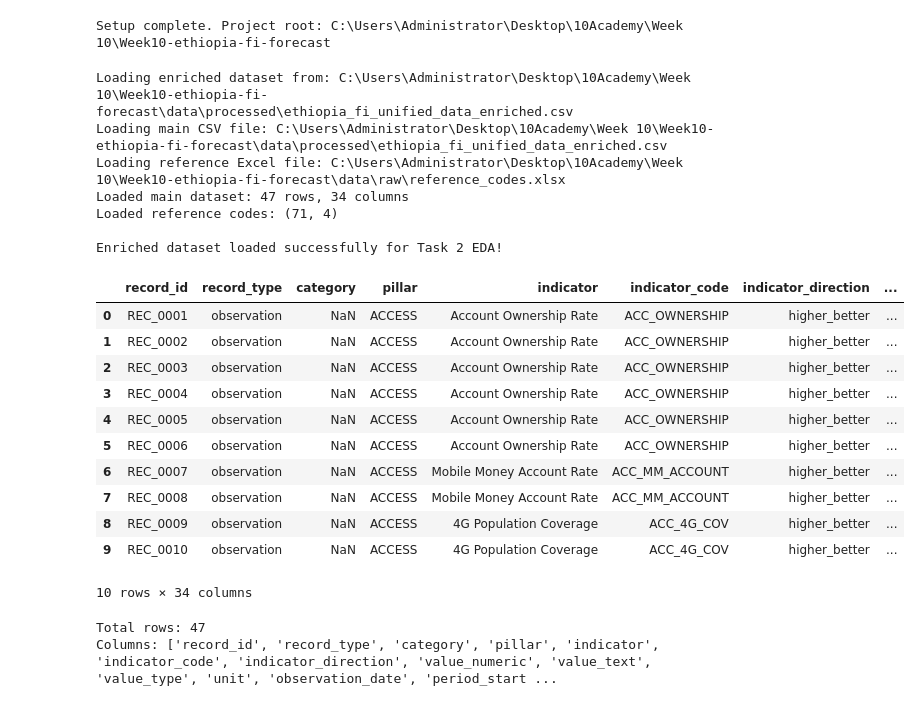
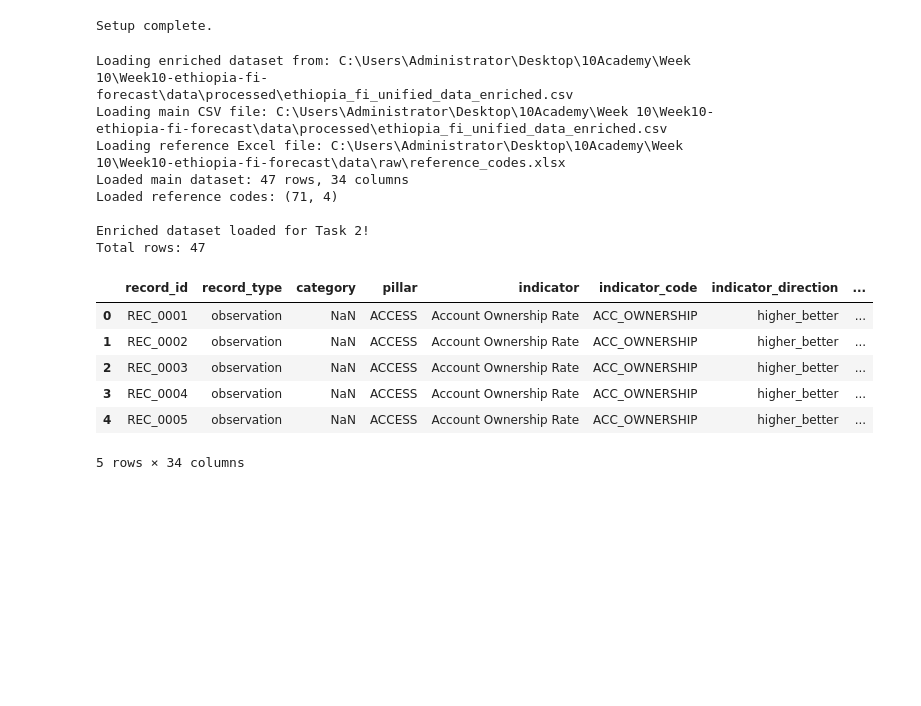
Before and after one commit to gashawbekele06/Week10-ethiopia-fi-forecast, a Jupyter notebook: notebooks/task2_eda.ipynb, the cells around one changed output. Saved outputs shown, nothing was run; the diff lists cells and outputs as text; code cells hidden in the pictures; blank space fills up the shorter version.

Commit message:
task 2 updated

```diff
--- a/notebooks/task2_eda.ipynb
+++ b/notebooks/task2_eda.ipynb
@@ -1,8 +21,5 @@
 # %%
-# notebooks/task2_eda.ipynb
-# Task 2: Exploratory Data Analysis
-
-# Cell 1: Setup and Imports
+# Cell 2: Setup and Imports
 import sys
 import os
 from pathlib import Path
@@ -10,7 +27,7 @@ from pathlib import Path
 # Define project root (absolute path for reliability)
 project_root = Path(r"C:\Users\Administrator\Desktop\10Academy\Week 10\Week10-ethiopia-fi-forecast")
 
-# Add project root to path for src import
+# Add project root to path
 sys.path.insert(0, str(project_root))
 
 from src.data_loader import EthiopiaFIData
@@ -20,42 +37,35 @@ import seaborn as sns
 import plotly.express as px
 import plotly.graph_objects as go
 
-print("Setup complete. Project root:", project_root)
+print("Setup complete.")
 # %% [output]
-Setup complete. Project root: C:\Users\Administrator\Desktop\10Academy\Week 10\Week10-ethiopia-fi-forecast
+Setup complete.
 # %%
-# Cell 2: Load Enriched Dataset from data/processed/ (Absolute Path)
+# Cell 3: Load Enriched Dataset from data/processed/
 enriched_path = project_root / "data" / "processed" / "ethiopia_fi_unified_data_enriched.csv"
-ref_path = project_root / "data" / "raw" / "reference_codes.xlsx"  # Reference remains in raw
+ref_path = project_root / "data" / "raw" / "reference_codes.xlsx"
 
 print(f"Loading enriched dataset from: {enriched_path}")
 
 data = EthiopiaFIData(main_path=str(enriched_path), ref_path=str(ref_path))
 
-print("\nEnriched dataset loaded successfully for Task 2 EDA!")
-display(data.df.head(10))
+print("\nEnriched dataset loaded for Task 2!")
 print(f"Total rows: {data.df.shape[0]}")
-print(f"Columns: {list(data.df.columns)}")
+display(data.df.head())
 # %% [output]
 Loading enriched dataset from: C:\Users\Administrator\Desktop\10Academy\Week 10\Week10-ethiopia-fi-forecast\data\processed\ethiopia_fi_unified_data_enriched.csv
 Loading main CSV file: C:\Users\Administrator\Desktop\10Academy\Week 10\Week10-ethiopia-fi-forecast\data\processed\ethiopia_fi_unified_data_enriched.csv
 Loading reference Excel file: C:\Users\Administrator\Desktop\10Academy\Week 10\Week10-ethiopia-fi-forecast\data\raw\reference_codes.xlsx
 Loaded main dataset: 47 rows, 34 columns
 Loaded reference codes: (71, 4)
 
-Enriched dataset loaded successfully for Task 2 EDA!
+Enriched dataset loaded for Task 2!
+Total rows: 47
 |  | record_id | record_type | category | pillar | indicator | indicator_code | indicator_direction | ... |
 | 0 | REC_0001 | observation | NaN | ACCESS | Account Ownership Rate | ACC_OWNERSHIP | higher_better | ... |
 | 1 | REC_0002 | observation | NaN | ACCESS | Account Ownership Rate | ACC_OWNERSHIP | higher_better | ... |
 | 2 | REC_0003 | observation | NaN | ACCESS | Account Ownership Rate | ACC_OWNERSHIP | higher_better | ... |
 | 3 | REC_0004 | observation | NaN | ACCESS | Account Ownership Rate | ACC_OWNERSHIP | higher_better | ... |
 | 4 | REC_0005 | observation | NaN | ACCESS | Account Ownership Rate | ACC_OWNERSHIP | higher_better | ... |
-| 5 | REC_0006 | observation | NaN | ACCESS | Account Ownership Rate | ACC_OWNERSHIP | higher_better | ... |
-| 6 | REC_0007 | observation | NaN | ACCESS | Mobile Money Account Rate | ACC_MM_ACCOUNT | higher_better | ... |
-| 7 | REC_0008 | observation | NaN | ACCESS | Mobile Money Account Rate | ACC_MM_ACCOUNT | higher_better | ... |
-| 8 | REC_0009 | observation | NaN | ACCESS | 4G Population Coverage | ACC_4G_COV | higher_better | ... |
-| 9 | REC_0010 | observation | NaN | ACCESS | 4G Population Coverage | ACC_4G_COV | higher_better | ... |
-10 rows × 34 columns
+5 rows × 34 columns
-Total rows: 47
-Columns: ['record_id', 'record_type', 'category', 'pillar', 'indicator', 'indicator_code', 'indicator_direction', 'value_numeric', 'value_text', 'value_type', 'unit', 'observation_date', 'period_start ...
 # %%
```
Also changed, not shown: parts of 9 cells of this notebook.
